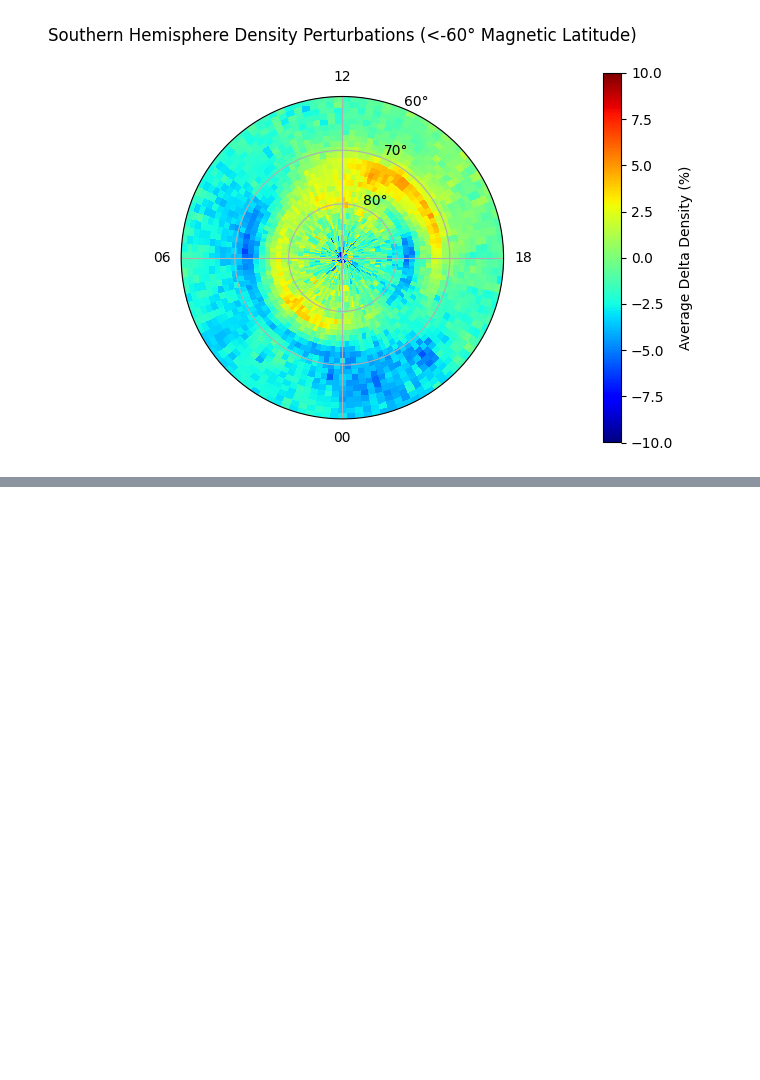
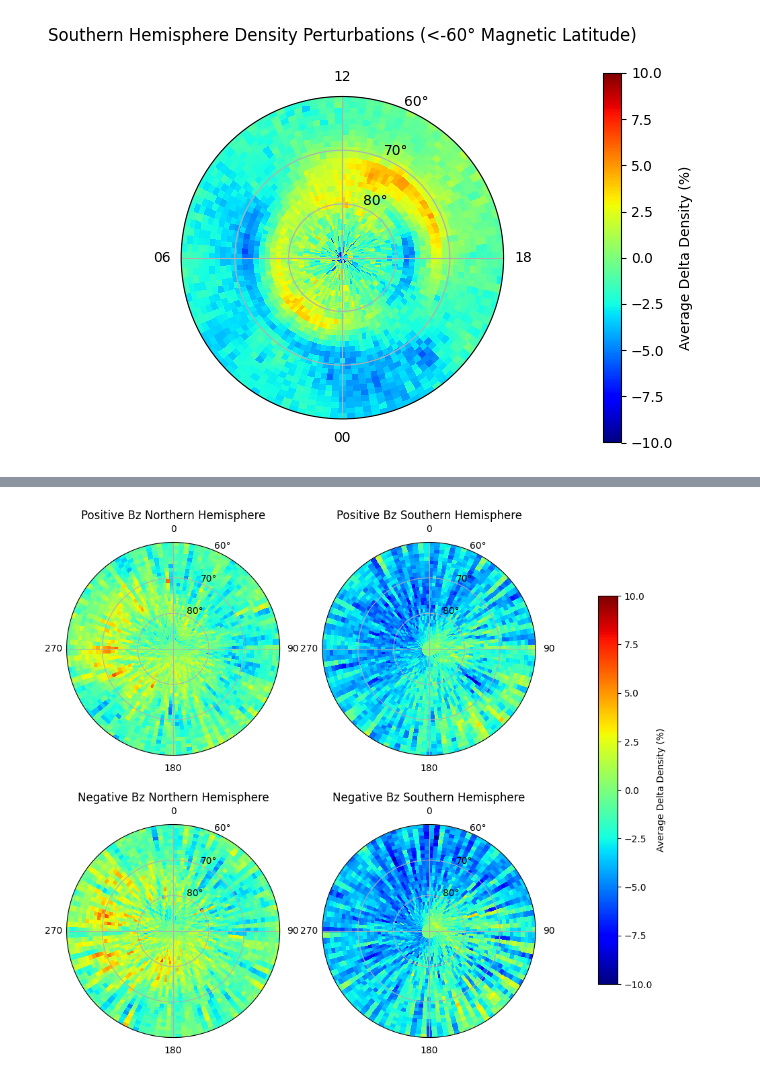
Before and after one commit to mrpatrick1991/perceptive_techeval, a Jupyter notebook: notebooks/perturbation_analysis_redux.ipynb, the cells around one changed output, grey strips where cells are left out. Cells and saved outputs as stored; diff of their text form; code cells hidden in the pictures; blank space fills up the shorter version.

```diff
--- a/notebooks/perturbation_analysis_redux.ipynb
+++ b/notebooks/perturbation_analysis_redux.ipynb
@@ -380,0 +472,74 @@ plt.show()
+# %%
+import matplotlib.pyplot as plt
+import numpy as np
+
+# Define latitude and longitude bins
+lat_bins = np.deg2rad(np.linspace(60, 90, 30))  # Latitude in radians, from 60 to 90 degrees
+lon_bins = np.linspace(0, 2 * np.pi, 120)  # Longitude in radians, from 0 to 360 degrees
+
+# Helper function to plot in polar coordinates for geographic data
+def plot_density(ax, avg_density, title):
+    A, R = np.meshgrid(lon_bins, lat_bins)  # Define mesh grid for plotting
+    ax.set_ylim(np.deg2rad(90), np.deg2rad(60))  # Invert radial axis
+    pc = ax.pcolormesh(A, R, avg_density.T, cmap="jet", vmin=-10, vmax=10)
+    ax.set_title(title)
+    ax.set_xticks(np.linspace(0, 2 * np.pi, 4, endpoint=False))
+    ax.set_xticklabels(["0", "90", "180", "270"])
+    ax.set_theta_zero_location("N")
+    ax.set_theta_direction(-1)
+    ax.set_yticks(np.deg2rad([80, 70, 60]))
+    ax.set_yticklabels([f"{tick}°" for tick in [80, 70, 60]])
+    return pc
+
+# Loop over Bz positive and negative conditions
+fig, axes = plt.subplots(2, 2, subplot_kw=dict(projection="polar"), figsize=(12, 10))
+for idx, (bz_condition, title) in enumerate([(pl.col("BZ_GSM") >= 0, "Positive Bz"), (pl.col("BZ_GSM") < 0, "Negative Bz")]):
+    # Filter data for current Bz condition
+    df_bz = champ_omni_df.filter(bz_condition).with_columns(
+        delta_density=100.0 * (pl.col("density") - pl.col("density").rolling_mean(30)) / pl.col("density").rolling_mean(30)
+    ).filter(pl.col("validity_flag") == 0)
+
+    # Ensure only valid values
+    df_bz = df_bz.filter(
+        pl.fold(acc=True, function=lambda acc, col: acc & col.is_finite(), exprs=[pl.col(col) for col in df_bz.columns if df_bz.schema[col] == pl.Float64])
+    )
+
+    # Separate data for hemispheres using geographic latitude
+    df_north = df_bz.filter((pl.col("latitude") >= 60) & (pl.col("latitude") <= 90))
+    df_south = df_bz.filter((pl.col("latitude") <= -60) & (pl.col("latitude") >= -90))
+
+    # Convert geographic latitude and longitude to radians
+    lat_north_radians = np.deg2rad(df_north["latitude"].to_numpy())
+    lon_north_radians = np.deg2rad(df_north["longitude"].to_numpy()) % (2 * np.pi)  # Wrap longitude to 0-2π
+    lat_south_radians = np.deg2rad(np.abs(df_south["latitude"].to_numpy()))
+    lon_south_radians = np.deg2rad(df_south["longitude"].to_numpy()) % (2 * np.pi)  # Wrap longitude to 0-2π
+
+    # Initialize histograms for geographic coordinates
+    north_hist, north_counts = np.zeros((len(lon_bins) - 1, len(lat_bins) - 1)), np.zeros((len(lon_bins) - 1, len(lat_bins) - 1))
+    south_hist, south_counts = np.zeros((len(lon_bins) - 1, len(lat_bins) - 1)), np.zeros((len(lon_bins) - 1, len(lat_bins) - 1))
+
+    # Calculate 2D histograms in geographic coordinates
+    hist_north, _, _ = np.histogram2d(lon_north_radians, lat_north_radians, bins=(lon_bins, lat_bins), weights=df_north["delta_density"].to_numpy())
+    counts_north, _, _ = np.histogram2d(lon_north_radians, lat_north_radians, bins=(lon_bins, lat_bins))
+    hist_south, _, _ = np.histogram2d(lon_south_radians, lat_south_radians, bins=(lon_bins, lat_bins), weights=df_south["delta_density"].to_numpy())
+    counts_south, _, _ = np.histogram2d(lon_south_radians, lat_south_radians, bins=(lon_bins, lat_bins))
+
+    # Add to overall histogram
+    north_hist += hist_north
+    south_hist += hist_south
+    north_counts += counts_north
+    south_counts += counts_south
+
+    # Compute average delta_density for each bin
+    avg_north_density = np.divide(north_hist, north_counts, out=np.zeros_like(north_hist), where=north_counts > 0)
+    avg_south_density = np.divide(south_hist, south_counts, out=np.zeros_like(south_hist), where=south_counts > 0)
+
+    # Plot for Northern and Southern Hemispheres
+    pc_north = plot_density(axes[idx, 0], avg_north_density, f"{title} Northern Hemisphere")
+    pc_south = plot_density(axes[idx, 1], avg_south_density, f"{title} Southern Hemisphere")
+
+# Add a single colorbar for the entire figure
+fig.colorbar(pc_north, ax=axes[:, :], label="Average Delta Density (%)", pad=0.1, shrink=0.75)
+plt.show()
+# %% [output]
+[figure, added]
```
Also changed, not shown: parts of 3 cells of this notebook, 1 other file.
